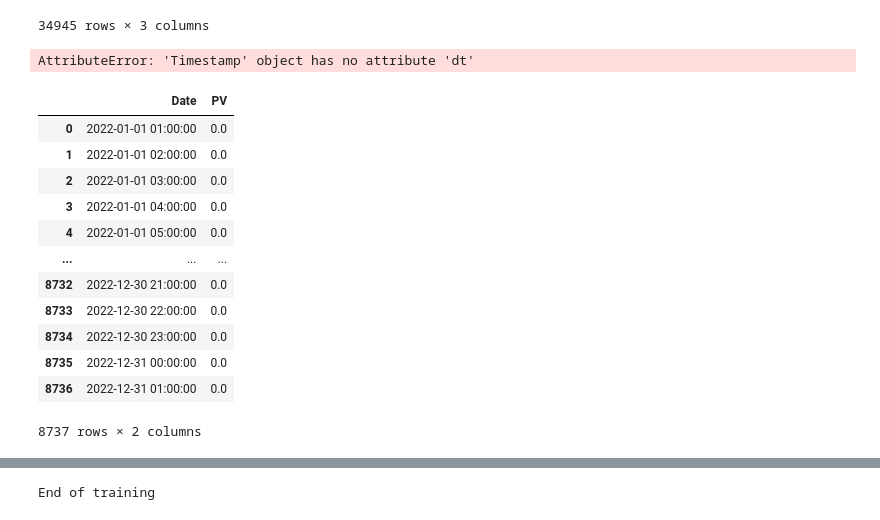
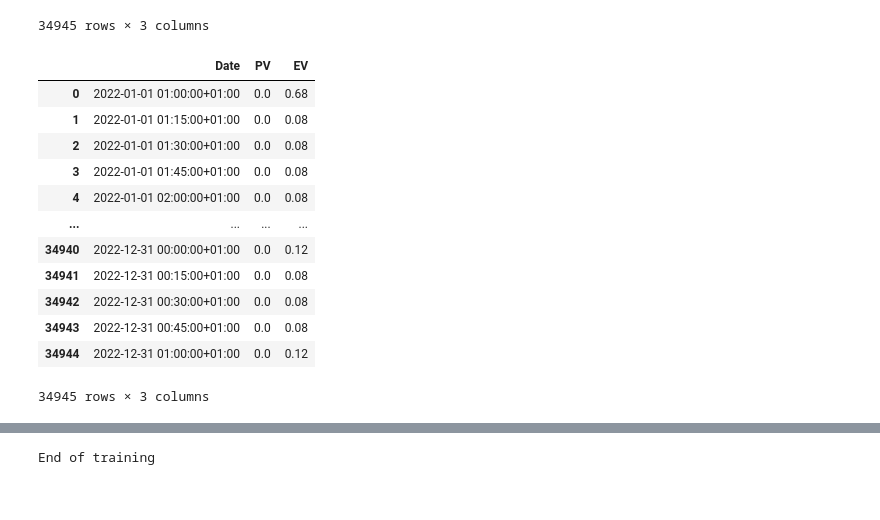
Before and after one commit to SpongeStark/Pre-PhD, a Jupyter notebook: demo/train_naive_PV_2022.ipynb, the cells around one changed output, grey strips where cells are left out. Drawn from its saved outputs; the diff is of its cells as text; code cells hidden in the pictures.

```diff
--- a/demo/train_naive_PV_2022.ipynb
+++ b/demo/train_naive_PV_2022.ipynb
@@ -28,35 +28,30 @@ dts1
 | 34943 | 31/12/2022 0:45 | 0.0 | 0.08 |
 | 34944 | 31/12/2022 1:00 | 0.0 | 0.12 |
 34945 rows × 3 columns
-# %%
-temp = pd.read_csv(root_proj / f"DATA_SYSTEM_LIDL/Temperature/orly_{year}_hourly_weather.csv", sep=",")
-temp["Date"]= pd.to_datetime(temp["time"])
-temp[:8739]
-temp_wanted = temp[temp["Date"] <= pd.Timestamp("2022-12-31 01:00:00",tz="Etc/GMT-1")]
-temp_wanted
-# %% [output]
-AttributeError: 'Timestamp' object has no attribute 'dt'
 # %%
-dts1["Date"] = pd.to_datetime(dts1['Date'],dayfirst=True)
-dts1["Date"] = dts1["Date"].dt.floor("H")
-pv_hourly = (
-    dts1
-    .groupby("Date", as_index=False)["PV"]
-    .mean()
+dts1["Date"] = pd.to_datetime(
+    dts1["Date"],
+    format="%d/%m/%Y %H:%M",
+    dayfirst=True
 )
 
-pv_hourly
+dts1["Date"] = dts1["Date"].dt.tz_localize(
+    "Europe/Paris",
+    nonexistent="shift_forward",
+    ambiguous="NaT"
+)
+dts1
 # %% [output]
-|  | Date | PV |
-| 0 | 2022-01-01 01:00:00 | 0.0 |
-| 1 | 2022-01-01 02:00:00 | 0.0 |
-| 2 | 2022-01-01 03:00:00 | 0.0 |
-| 3 | 2022-01-01 04:00:00 | 0.0 |
-| 4 | 2022-01-01 05:00:00 | 0.0 |
-| ... | ... | ... |
-| 8732 | 2022-12-30 21:00:00 | 0.0 |
-| 8733 | 2022-12-30 22:00:00 | 0.0 |
-| 8734 | 2022-12-30 23:00:00 | 0.0 |
-| 8735 | 2022-12-31 00:00:00 | 0.0 |
-| 8736 | 2022-12-31 01:00:00 | 0.0 |
+|  | Date | PV | EV |
+| 0 | 2022-01-01 01:00:00+01:00 | 0.0 | 0.68 |
+| 1 | 2022-01-01 01:15:00+01:00 | 0.0 | 0.08 |
+| 2 | 2022-01-01 01:30:00+01:00 | 0.0 | 0.08 |
+| 3 | 2022-01-01 01:45:00+01:00 | 0.0 | 0.08 |
+| 4 | 2022-01-01 02:00:00+01:00 | 0.0 | 0.08 |
+| ... | ... | ... | ... |
+| 34940 | 2022-12-31 00:00:00+01:00 | 0.0 | 0.12 |
+| 34941 | 2022-12-31 00:15:00+01:00 | 0.0 | 0.08 |
+| 34942 | 2022-12-31 00:30:00+01:00 | 0.0 | 0.08 |
+| 34943 | 2022-12-31 00:45:00+01:00 | 0.0 | 0.08 |
+| 34944 | 2022-12-31 01:00:00+01:00 | 0.0 | 0.12 |
-8737 rows × 2 columns
+34945 rows × 3 columns
```
Also changed, not shown: parts of 14 cells of this notebook.
